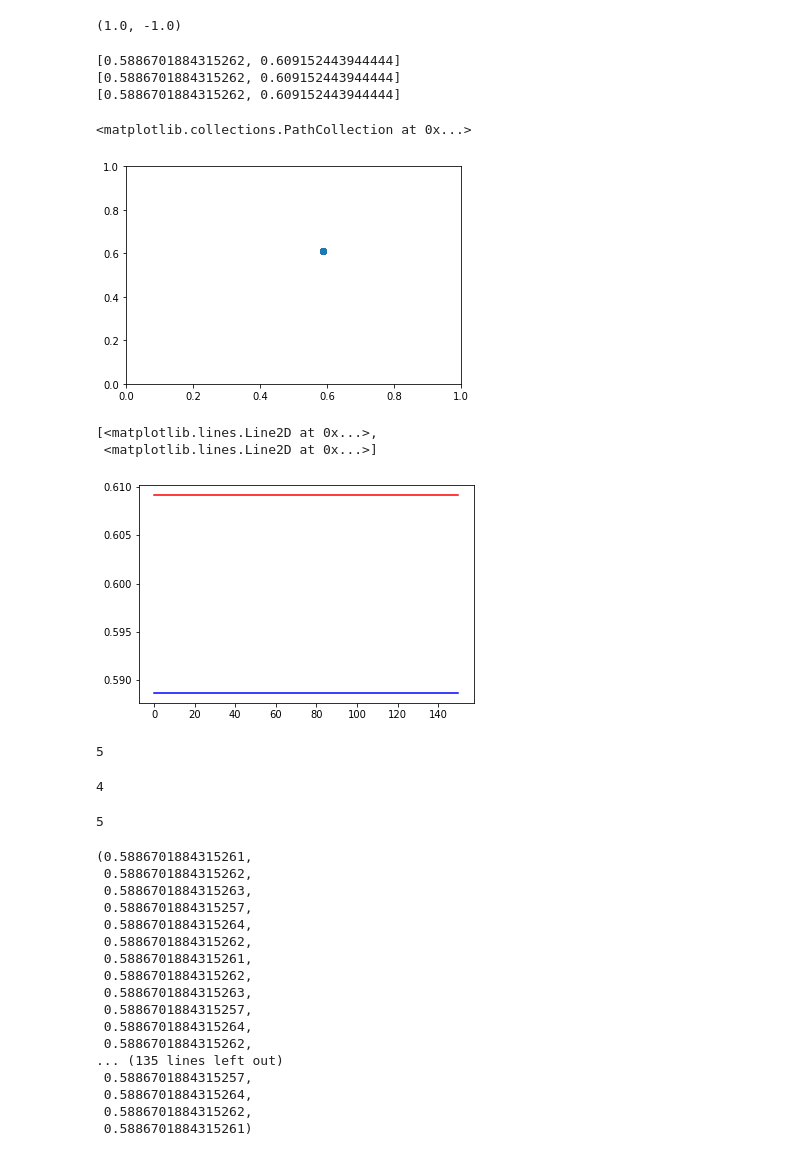
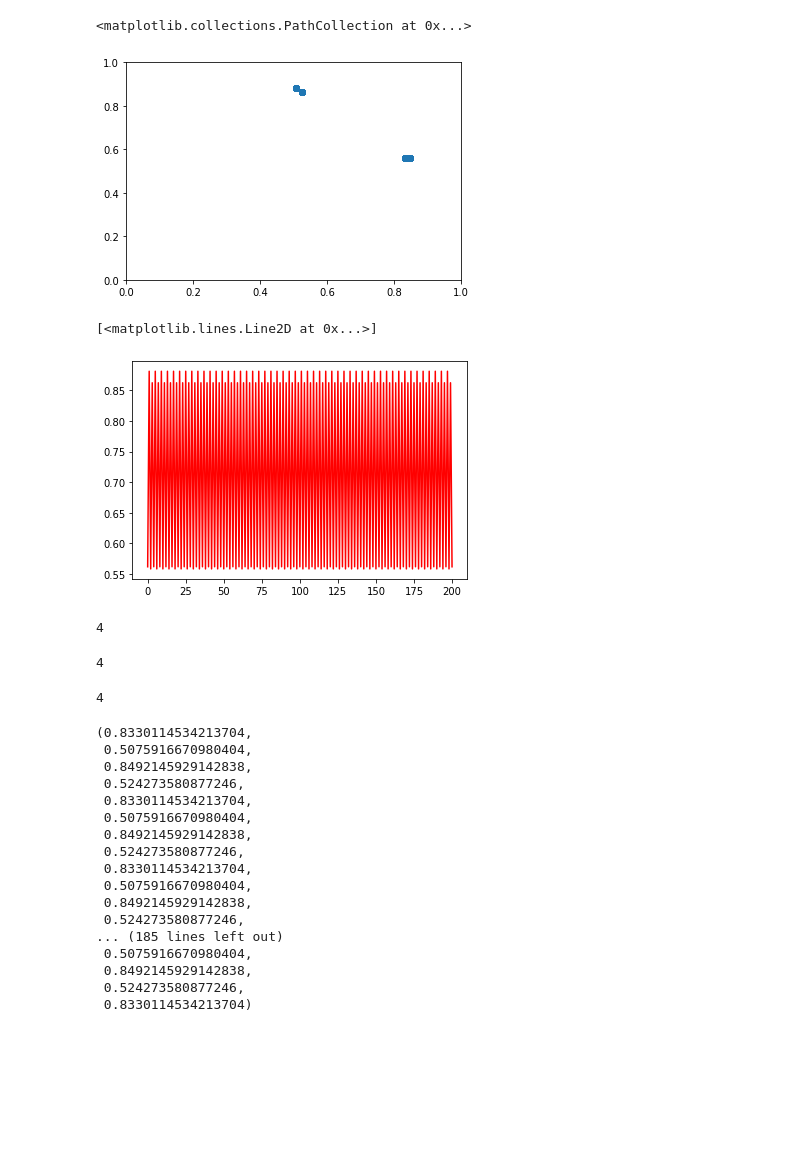
Before and after one commit to kellyspendlove/GameTheory, a Jupyter notebook: EWA_Alternating_Moves.ipynb, the cells around one changed output. Drawn from its saved outputs; the diff is of its cells as text; code cells hidden in the pictures; blank space fills up the shorter version.

```diff
--- a/EWA_Alternating_Moves.ipynb
+++ b/EWA_Alternating_Moves.ipynb
@@ -86,4 +86,4 @@ X = init
 for i in range(0,N):
     X = EWA_Alt(X,a,b)
     traj . append ( X )
-traj = traj[200:]
+traj = traj[800:]
@@ -117,15 +90,3 @@ array([[ 1., -1.],
-# %%
-a11, a12
-# %% [output]
-(1.0, -1.0)
-# %%
-print(EWA_Alt ( X, a, b))
-print(EWA_Alternating (X, a, b))
-print(EWA_Alt_Hardcode( X, a, b))
-# %% [output]
-[0.5886701884315262, 0.609152443944444]
-[0.5886701884315262, 0.609152443944444]
-[0.5886701884315262, 0.609152443944444]
 # %%
 # init = [.3,.3]
 # traj1 = [init]
@@ -145,17 +106,17 @@ plt.scatter(x,y)
 #plt.scatter(x1,y1)
 # %% [output]
 <matplotlib.collections.PathCollection at 0x...>
-[figure, old version]
+[figure, new version]
 # %%
-plt.plot(x, 'b', y, 'r')
+plt.plot(y, 'r')
+#plt.plot(x)
 # %% [output]
-[<matplotlib.lines.Line2D at 0x...>,
- <matplotlib.lines.Line2D at 0x...>]
+[<matplotlib.lines.Line2D at 0x...>]
-[figure, old version]
+[figure, new version]
 # %%
 len(set(x))
 # %% [output]
-5
+4
 # %%
 len(set(y))
 # %% [output]
@@ -163,24 +124,24 @@ len(set(y))
 # %%
 len(set(x))
 # %% [output]
-5
+4
 # %%
 x
 # %% [output]
-(0.5886701884315261,
- 0.5886701884315262,
- 0.5886701884315263,
- 0.5886701884315257,
- 0.5886701884315264,
- 0.5886701884315262,
- 0.5886701884315261,
- 0.5886701884315262,
- 0.5886701884315263,
- 0.5886701884315257,
- 0.5886701884315264,
- 0.5886701884315262,
-... (135 lines left out)
- 0.5886701884315257,
- 0.5886701884315264,
- 0.5886701884315262,
- 0.5886701884315261)
+(0.8330114534213704,
+ 0.5075916670980404,
+ 0.8492145929142838,
+ 0.524273580877246,
+ 0.8330114534213704,
+ 0.5075916670980404,
+ 0.8492145929142838,
+ 0.524273580877246,
+ 0.8330114534213704,
+ 0.5075916670980404,
+ 0.8492145929142838,
+ 0.524273580877246,
+... (185 lines left out)
+ 0.5075916670980404,
+ 0.8492145929142838,
+ 0.524273580877246,
+ 0.8330114534213704)
```
Also changed, not shown: parts of 8 cells of this notebook, 1 other file.
